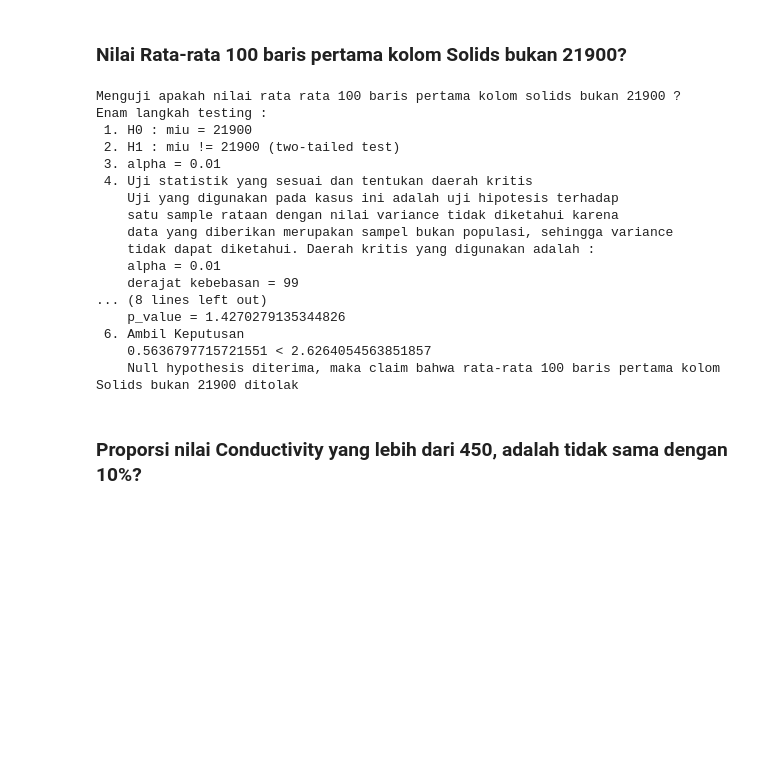
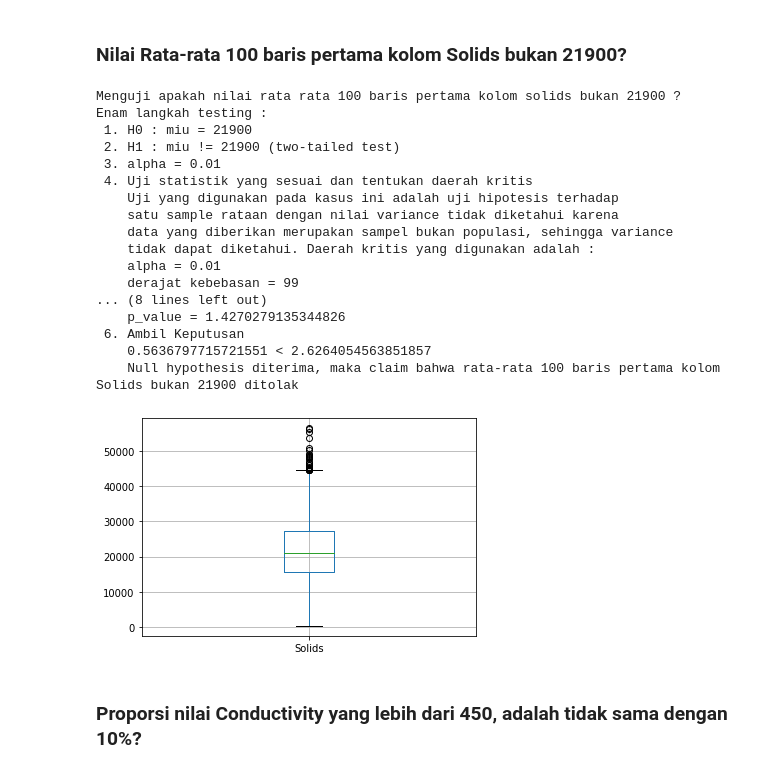
Before and after one commit to ZianTsabit/Tubes-Probstat, a Jupyter notebook: soal4.ipynb, the cells around one changed output. Drawn from its saved outputs; the diff is of its cells as text; code cells hidden in the pictures; blank space fills up the shorter version.

```diff
--- a/soal4.ipynb
+++ b/soal4.ipynb
@@ -185,7 +187,7 @@ import scipy.stats as stats
 
 df_Solids = df['Solids']
 df_solidsSample = df_Solids.head(100)
-
+df.boxplot(['Solids'])
 print("Menguji apakah nilai rata rata 100 baris pertama kolom solids bukan 21900 ?")
 print("Enam langkah testing : ")
 
@@ -233,33 +235,34 @@ print("    p_value = " + str(p_value))
 # signifikansi a yang diinginkan.
 print(" 6. Ambil Keputusan")
 
 if(t_value > critical_value or t_value < critical_value1):
     print("    " + str(t_value) + " < " + str(critical_value1))
     print("    Null hypothesis ditolak, maka claim bahwa rata-rata 100 baris pertama kolom Solids bukan 21900 diterima")
 elif (t_value < critical_value):
     print("    " + str(t_value) + " < " + str(critical_value))
     print("    Null hypothesis diterima, maka claim bahwa rata-rata 100 baris pertama kolom Solids bukan 21900 ditolak")
 elif (t_value > critical_value1):
     print("    " + str(t_value) + " < " + str(critical_value1))
     print("    Null hypothesis diterima, maka claim bahwa rata-rata 100 baris pertama kolom Solids bukan 21900 ditolak")
 # %% [output]
 Menguji apakah nilai rata rata 100 baris pertama kolom solids bukan 21900 ?
 Enam langkah testing :
  1. H0 : miu = 21900
  2. H1 : miu != 21900 (two-tailed test)
  3. alpha = 0.01
  4. Uji statistik yang sesuai dan tentukan daerah kritis
     Uji yang digunakan pada kasus ini adalah uji hipotesis terhadap
     satu sample rataan dengan nilai variance tidak diketahui karena
     data yang diberikan merupakan sampel bukan populasi, sehingga variance
     tidak dapat diketahui. Daerah kritis yang digunakan adalah :
     alpha = 0.01
     derajat kebebasan = 99
 ... (8 lines left out)
     p_value = 1.4270279135344826
  6. Ambil Keputusan
     0.5636797715721551 < 2.6264054563851857
     Null hypothesis diterima, maka claim bahwa rata-rata 100 baris pertama kolom Solids bukan 21900 ditolak
+[figure, added]
 # %% [markdown]
 ### Proporsi nilai Conductivity yang lebih dari 450, adalah tidak sama dengan 10%?
 # %%
```
Also changed, not shown: parts of 4 cells of this notebook.
